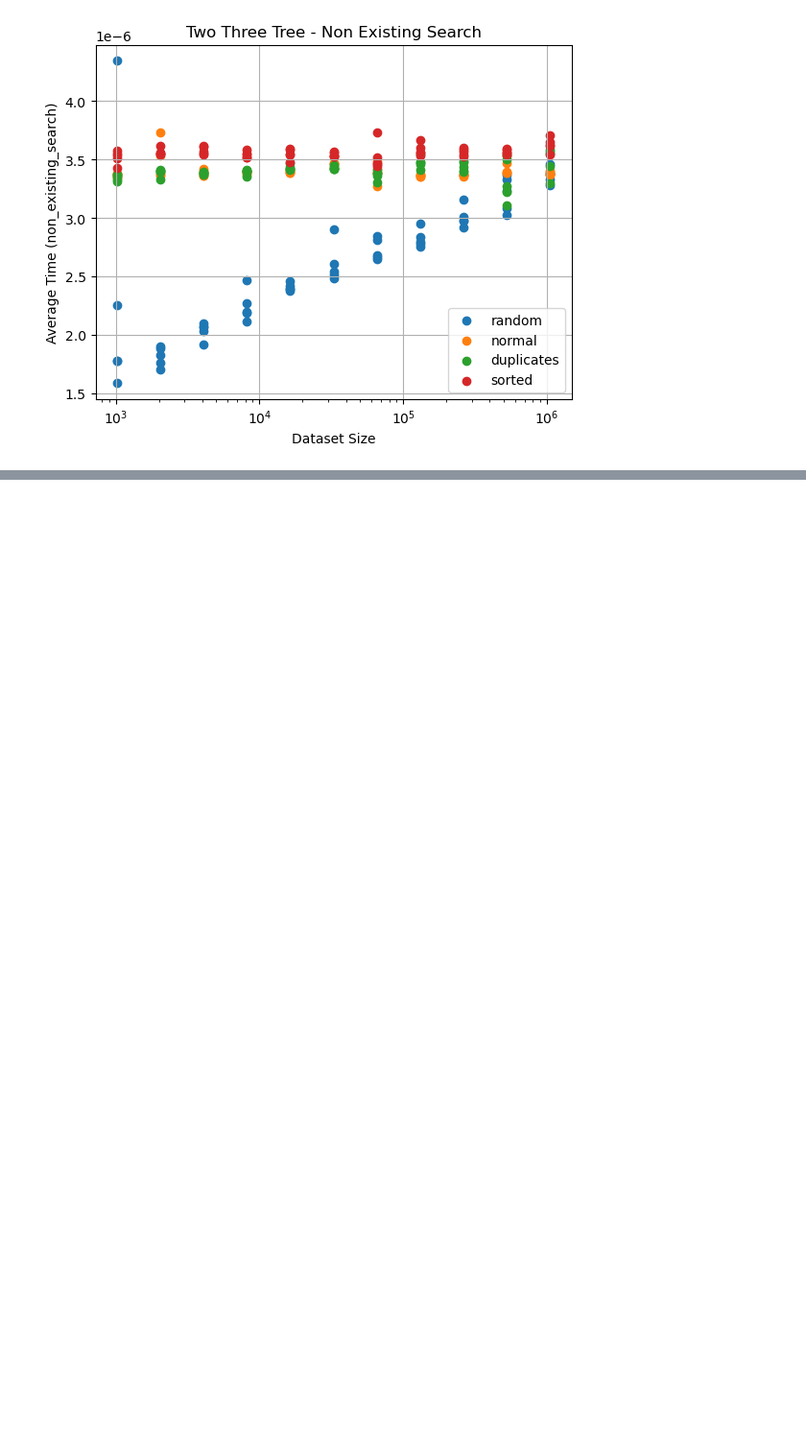
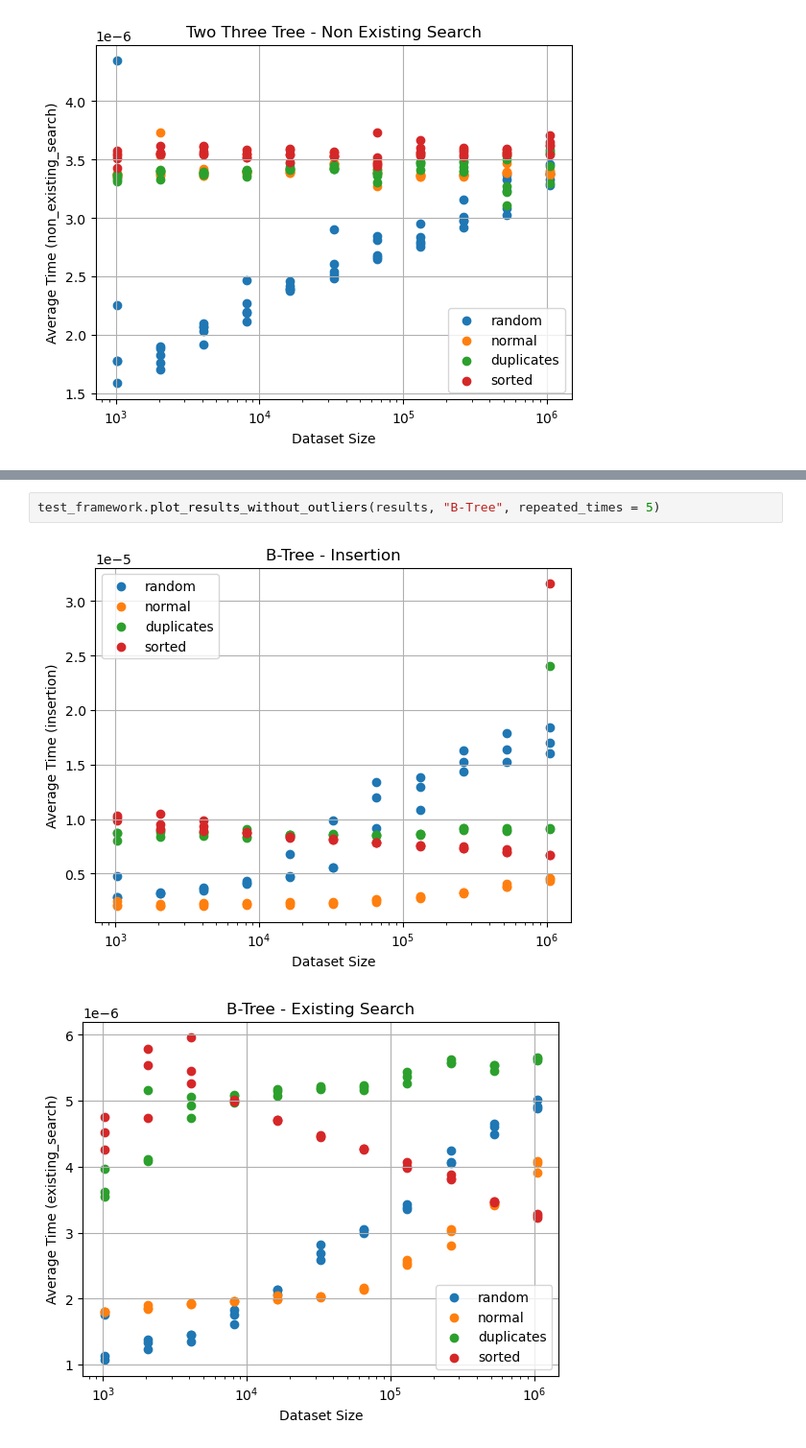
Before and after one commit to spicyGrape/COMP0005_Alg_cw, a Jupyter notebook: grp-23-0005code.ipynb, the cells around one changed output, grey strips where cells are left out. Shown: that part at 96% size. Drawn from its saved outputs; the diff is of its cells as text; blank space fills up the shorter version.

```diff
--- a/grp-23-0005code.ipynb
+++ b/grp-23-0005code.ipynb
@@ -674,0 +694,5 @@ test_framework.plot_results(results, "B-Tree")
+# %%
+test_framework.plot_results_without_outliers(results, "B-Tree", repeated_times = 5)
+# %% [output]
+[figure, added]
+[figure, added]
```
Also changed, not shown: parts of 5 cells of this notebook.
